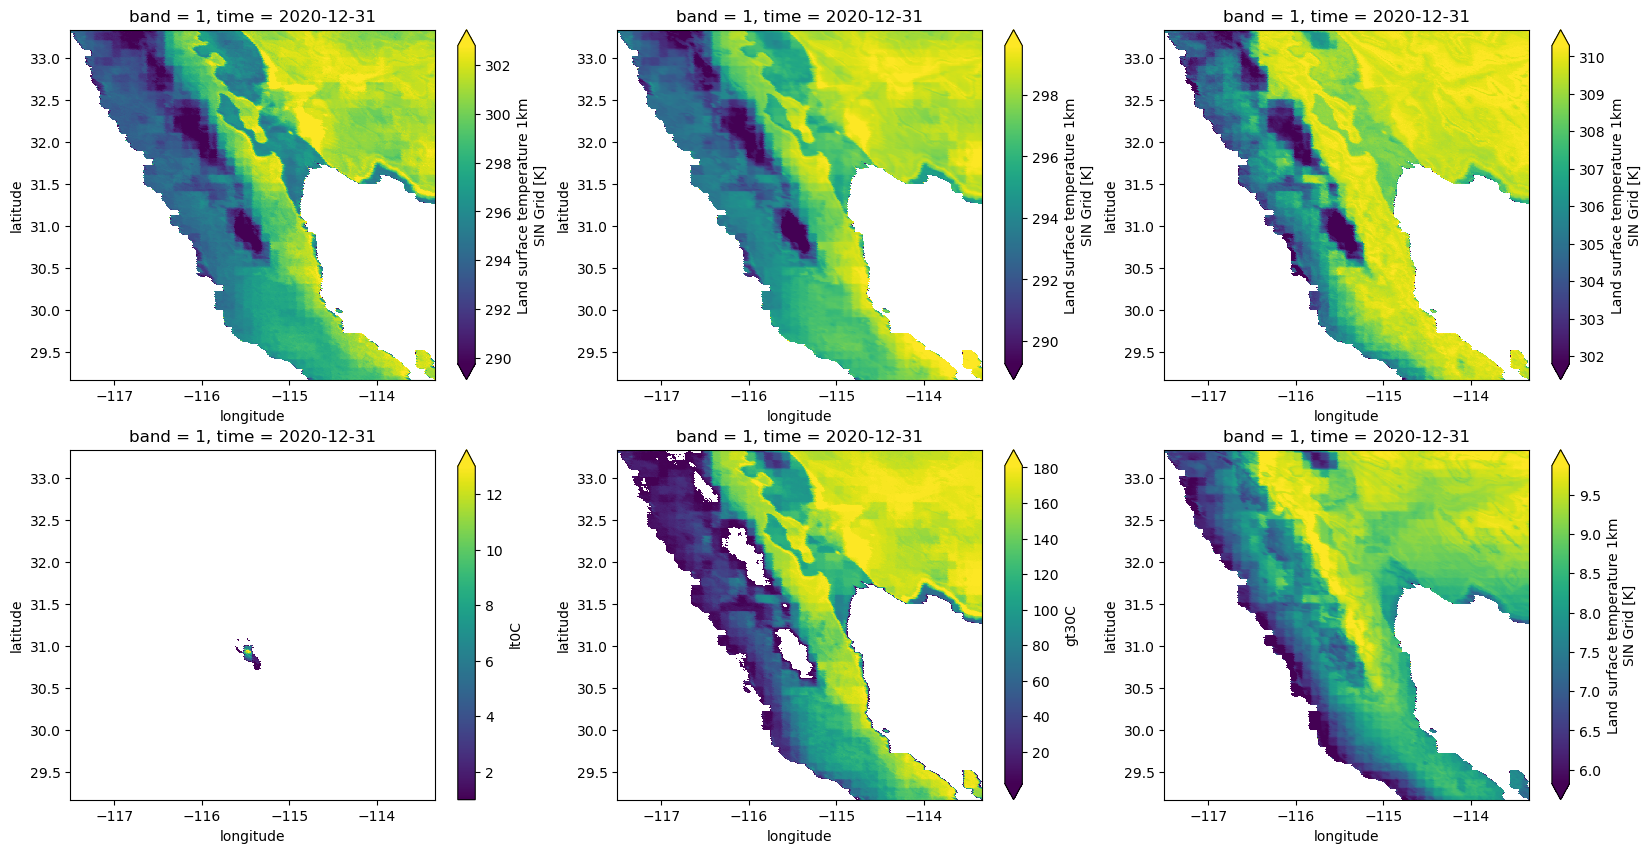
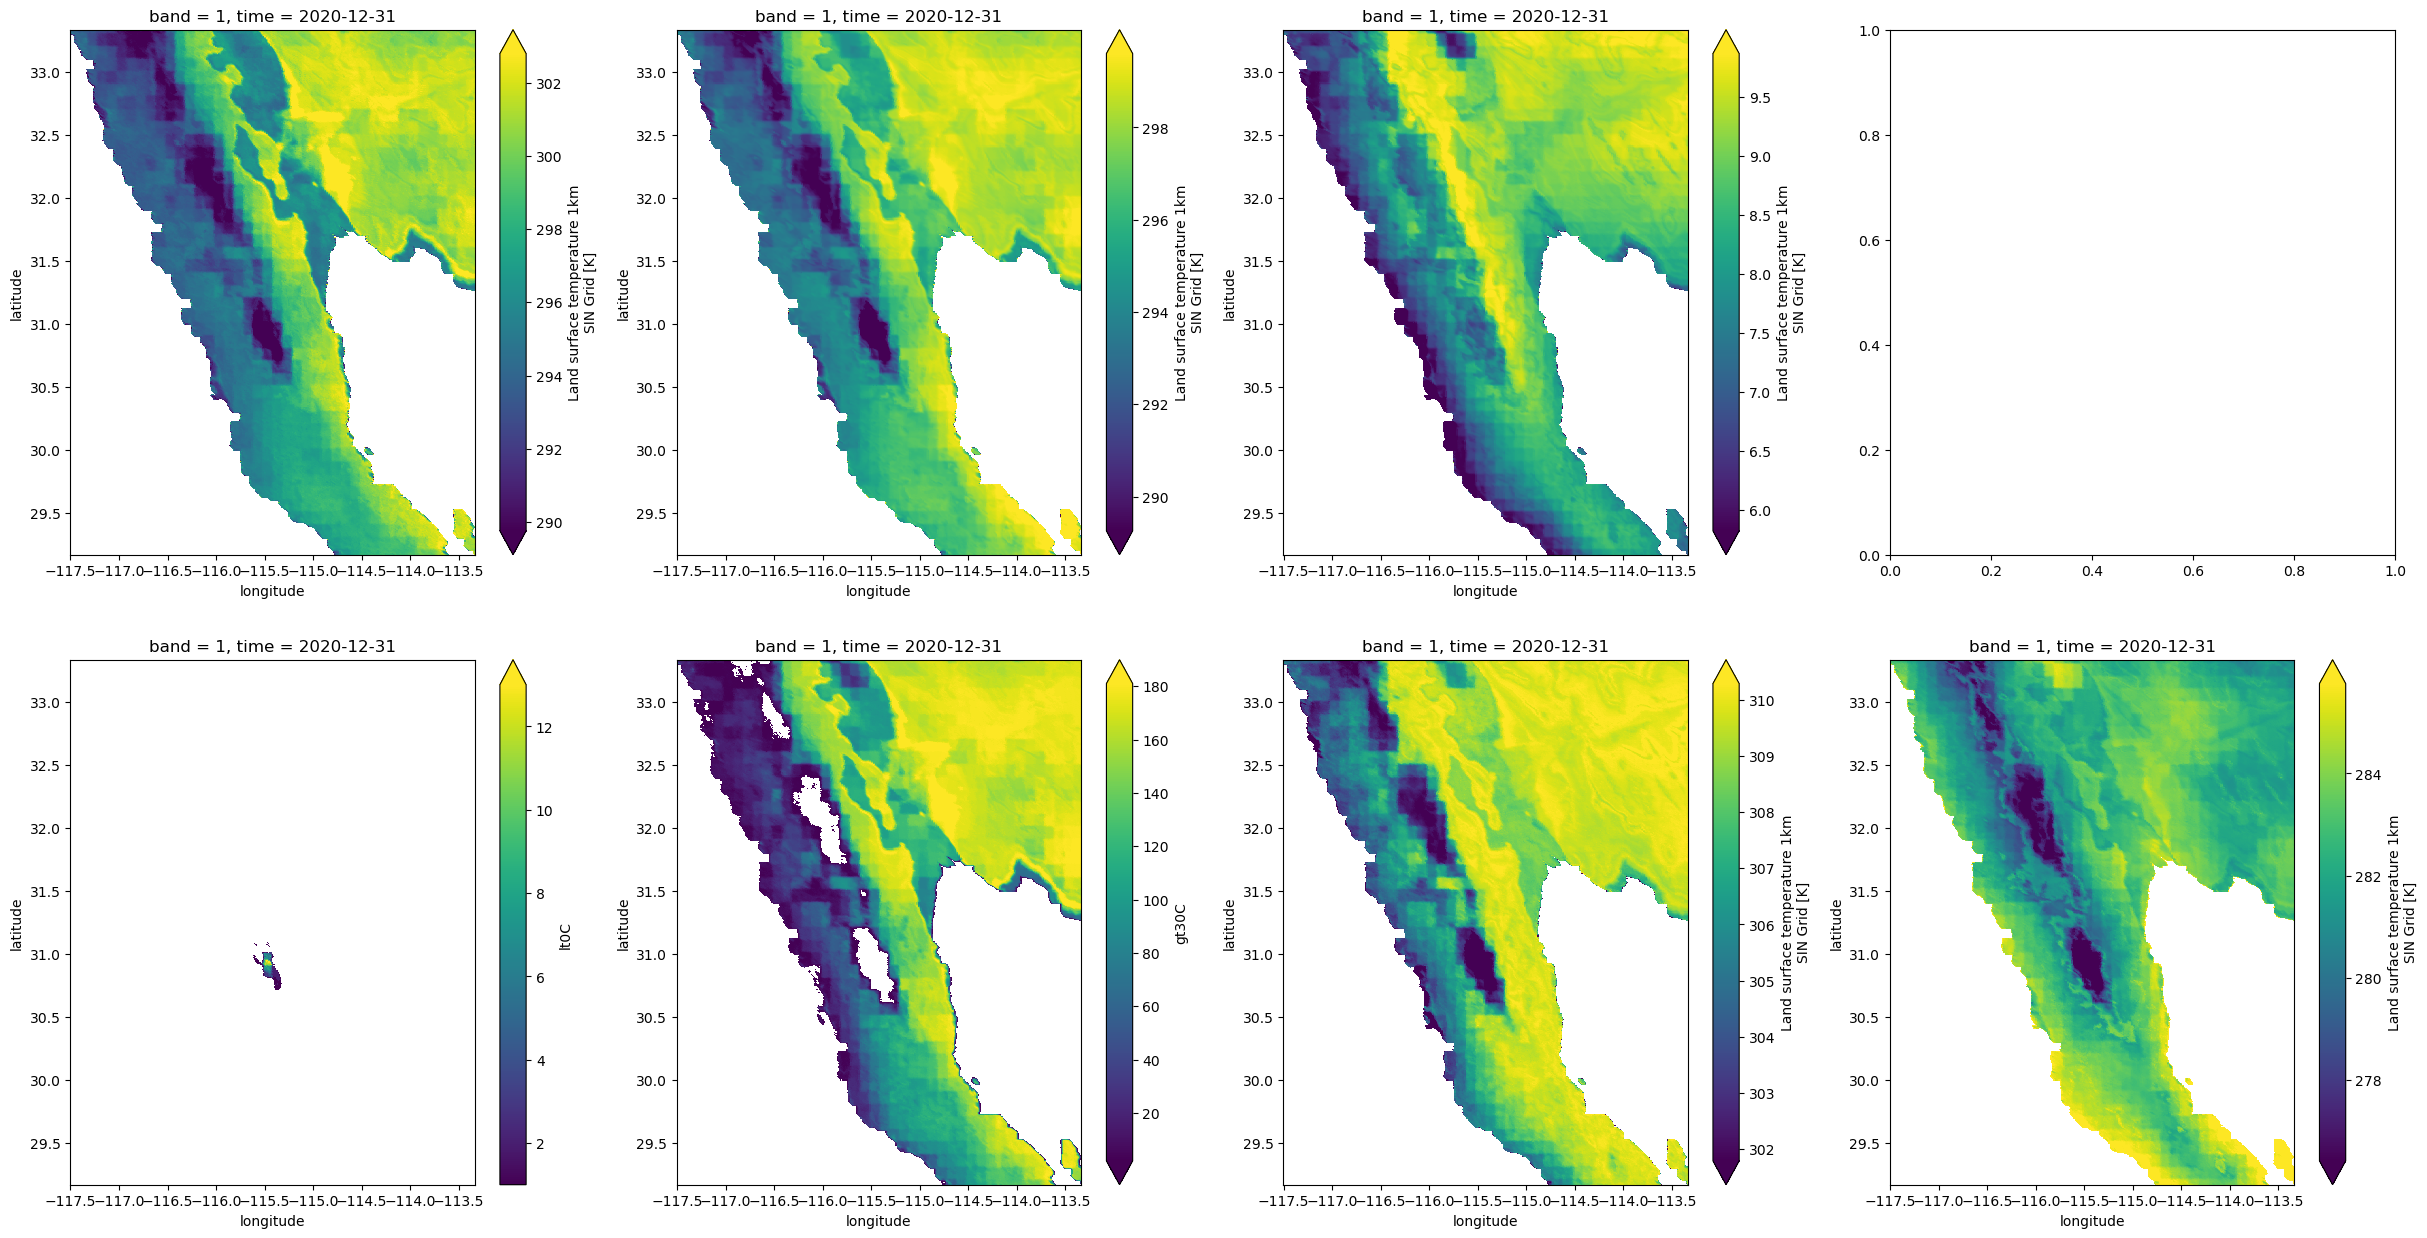
Code edit (unified diff) that turned the first committed figure into the second:
--- before
+++ after
@@ -1,3 +1,3 @@
-fig, ax = plt.subplots(2,4, figsize=(50,10))
+fig, ax = plt.subplots(2,4, figsize=(30,15))
 
 modis_subset["median"].squeeze().plot.imshow(ax=ax[0,0], robust=True)
@@ -5,5 +5,5 @@
 modis_subset["mean"].squeeze().plot.imshow(ax=ax[0,1], robust=True)
 
-modis_subset["rollmax3"].squeeze().plot.imshow(ax=ax[0,2], robust=True)
+modis_subset["std"].squeeze().plot.imshow(ax=ax[0,2], robust=True)
 
 modis_subset["lt0C"].squeeze().plot.imshow(ax=ax[1,0], robust=True)
@@ -11,3 +11,5 @@
 modis_subset["gt30C"].squeeze().plot.imshow(ax=ax[1,1], robust=True)
 
-modis_subset["std"].squeeze().plot.imshow(ax=ax[1,2], robust=True)
+modis_subset["rollmax3"].squeeze().plot.imshow(ax=ax[1,2], robust=True)
+
+modis_subset["rollmin3"].squeeze().plot.imshow(ax=ax[1,3], robust=True)

Commit: Add derived coarse-grid pixel IDs to assembly outputs. - feat: derive pixel_id_1km, pixel_id_5km, and pixel_id_50km from canonical pixel_id during assembly create and update flows - feat: add a backfill_grid_ids migration script and SLURM wrapper for existing partitioned parquet datasets - chore: en